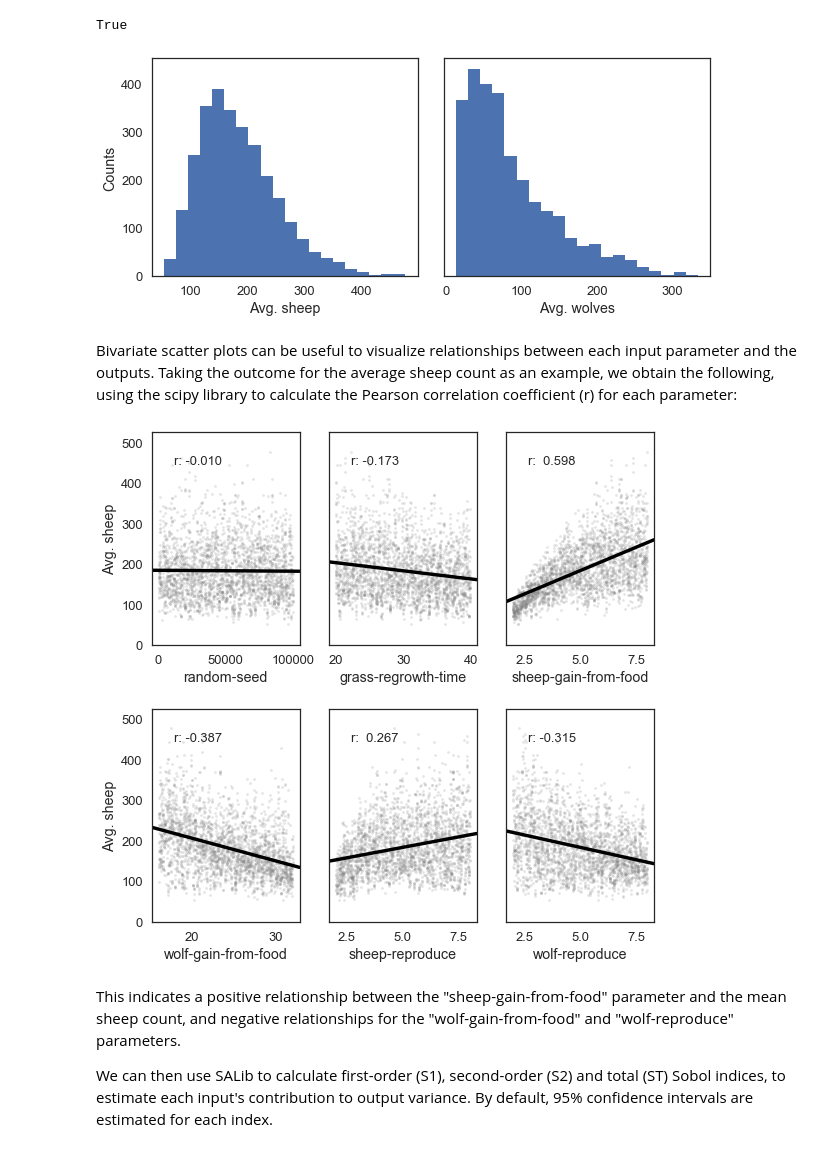
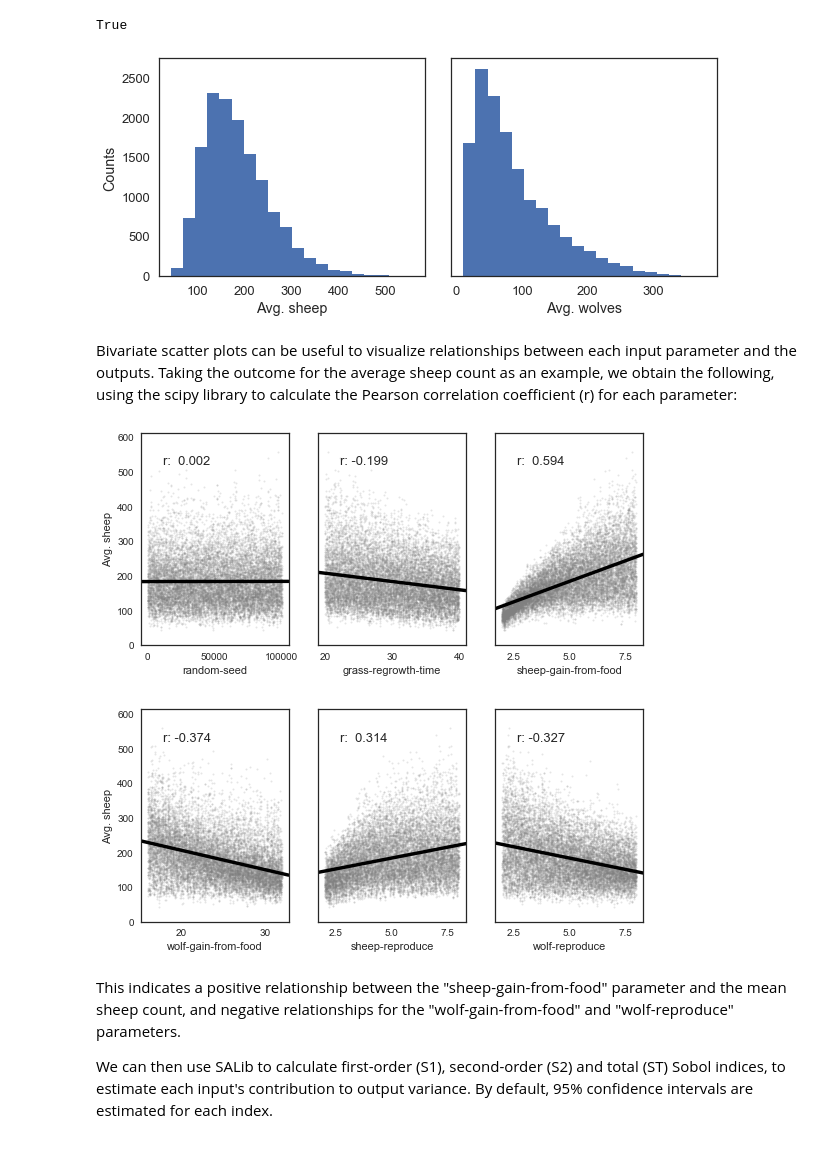
Before and after one commit to quaquel/pyNetLogo, a Jupyter notebook: Example/pyNetLogo demo - SALib parallel.ipynb, the cells around one changed output. Drawn from its saved outputs; the diff is of its cells as text; code cells hidden in the pictures.

```diff
--- a/Example/pyNetLogo demo - SALib parallel.ipynb
+++ b/Example/pyNetLogo demo - SALib parallel.ipynb
@@ -47,4 +49,4 @@ The SALib sampler will automatically generate an appropriate number of samples f
 # %%
-n = 200
+n = 1000
 param_values = saltelli.sample(problem, n, calc_second_order=True)
 # %% [markdown]
@@ -101,11 +103,11 @@ import os
 os.chdir(cwd)
 
 import jpype
-import pyNetLogo
+import pyNetLogo.pyNetLogo
 import pandas as pd
 import numpy as np
 
-netlogo = pyNetLogo.NetLogoLink(gui=False)
+netlogo = pyNetLogo.pyNetLogo.NetLogoLink(gui=False)
 netlogo.load_model(r'Wolf Sheep Predation_v6.nlogo')
 # %% [markdown]
 ### Using map and load balancing
@@ -155,0 +156,25 @@ elapsed
+# %%
+%matplotlib inline
+
+import pandas as pd
+import matplotlib.pyplot as plt
+import seaborn as sns
+
+sns.set_style('white')
+
+fig, ax = plt.subplots(1)
+data=[elapsed, 23472]
+labels=['IPyparallel, 4 cores','Sequential']
+pos = [0.25,0.75]
+ax.barh(pos, data, align='center', height=0.25)
+for i, d in enumerate(data):
+    ax.annotate(int(d), xy=(d+200,pos[i]), fontsize=10)
+ax.set_yticklabels(labels, fontsize=11)
+ax.set_yticks([0.25,0.75])
+ax.set_ylim([0,1])
+ax.set_xlim([0,30000])
+plt.setp(ax.get_xticklabels(), fontsize=10)
+fig.set_size_inches(6,3)
+fig.subplots_adjust(left=0.3, bottom=0.2)
+ax.set_xlabel('Runtime (s)', fontsize=11)
+plt.show()
@@ -187,36 +214,38 @@ fig.subplots_adjust(wspace=0.1)
 #plt.savefig('JASSS figures/SA - Output distribution.png', dpi=300, bbox_inches='tight')
 plt.show()
 # %% [output]
-[figure, old version]
+[figure, new version]
 # %% [markdown]
 Bivariate scatter plots can be useful to visualize relationships between each input parameter and the outputs. Taking the outcome for the average sheep count as an example, we obtain the following, using the scipy library to calculate the Pearson correlation coefficient (r) for each parameter:
 # %%
 import scipy
 
 nrow=2
 ncol=3
 
 fig, ax = plt.subplots(nrow, ncol, sharey=True)
 sns.set_context('talk')
+sns.set_style('white')
+
 y = results['Avg. sheep']
 
 for i, a in enumerate(ax.flatten()):
     x = param_values[:,i]
-    sns.regplot(x, y, ax=a, ci=None, color='k',scatter_kws={'alpha':0.2, 's':8, 'color':'gray'})
+    sns.regplot(x, y, ax=a, ci=None, color='k',scatter_kws={'alpha':0.2, 's':4, 'color':'gray'})
     pearson = scipy.stats.pearsonr(x, y)
     a.annotate("r: {:6.3f}".format(pearson[0]), xy=(0.15, 0.85), xycoords='axes fraction',fontsize=13)
     if divmod(i,ncol)[1]>0:
         a.get_yaxis().set_visible(False)
     a.set_xlabel(problem['names'][i])
     a.set_ylim([0,1.1*np.max(y)])
 
 fig.set_size_inches(9,9,forward=True)
 fig.subplots_adjust(wspace=0.2, hspace=0.3)
 #plt.savefig('JASSS figures/SA - Scatter.pdf', bbox_inches='tight')
 #plt.savefig('JASSS figures/SA - Scatter.png', dpi=300, bbox_inches='tight')
 plt.show()
 # %% [output]
-[figure, old version]
+[figure, new version]
 # %% [markdown]
 This indicates a positive relationship between the "sheep-gain-from-food" parameter and the mean sheep count, and negative relationships for the "wolf-gain-from-food" and "wolf-reproduce" parameters.
 
```
Also changed, not shown: parts of 16 cells of this notebook, 23 other files.
